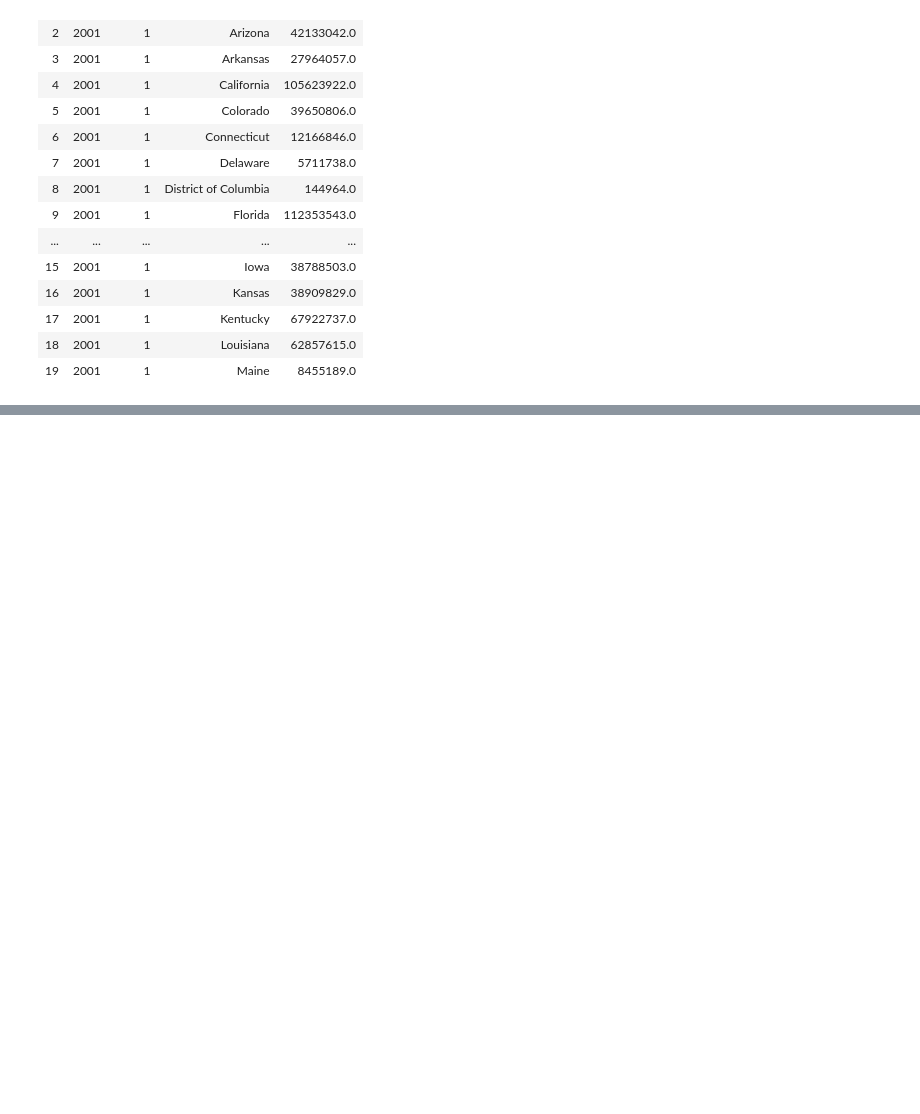
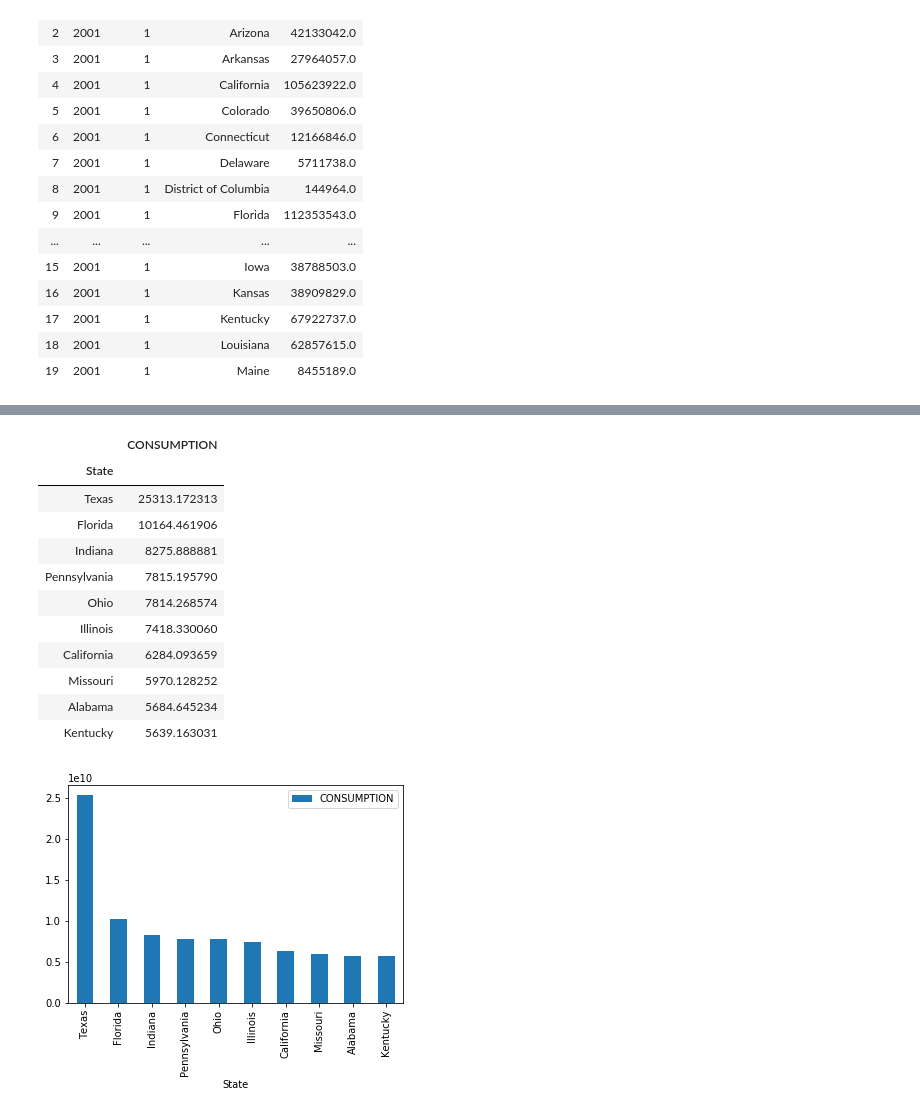
Before and after one commit to Siraj2493/Project-1, a Jupyter notebook: LoadEnergyVer3.ipynb, the cells around one changed output, grey strips where cells are left out. Cells and saved outputs as stored; diff of their text form; code cells hidden in the pictures; blank space fills up the shorter version.

```diff
--- a/LoadEnergyVer3.ipynb
+++ b/LoadEnergyVer3.ipynb
@@ -239,0 +273,22 @@ indus_tot_agregated_df.to_csv('Resources/energy_data.csv', index=False)
+# %%
+# pie by different energy source
+energy_src_df = indus_tot_normalized_df.iloc[:,5:7]
+energy_src_gbdf = energy_src_df.groupby(["State"]).sum()
+energy_src_gbdf_top10 = energy_src_gbdf.nlargest(10,"CONSUMPTION")
+energy_src_gbdf_top10.plot.bar(y="CONSUMPTION")
+energy_src_gbdf_top10['CONSUMPTION'] = energy_src_gbdf_top10['CONSUMPTION'].apply(lambda x: x/1000000 )
+energy_src_gbdf_top10.head(10)
+# %% [output]
+|  | CONSUMPTION |
+| State |  |
+| Texas | 25313.172313 |
+| Florida | 10164.461906 |
+| Indiana | 8275.888881 |
+| Pennsylvania | 7815.195790 |
+| Ohio | 7814.268574 |
+| Illinois | 7418.330060 |
+| California | 6284.093659 |
+| Missouri | 5970.128252 |
+| Alabama | 5684.645234 |
+| Kentucky | 5639.163031 |
+[figure, added]
```
Also changed, not shown: parts of 6 cells of this notebook, 2 other files.
